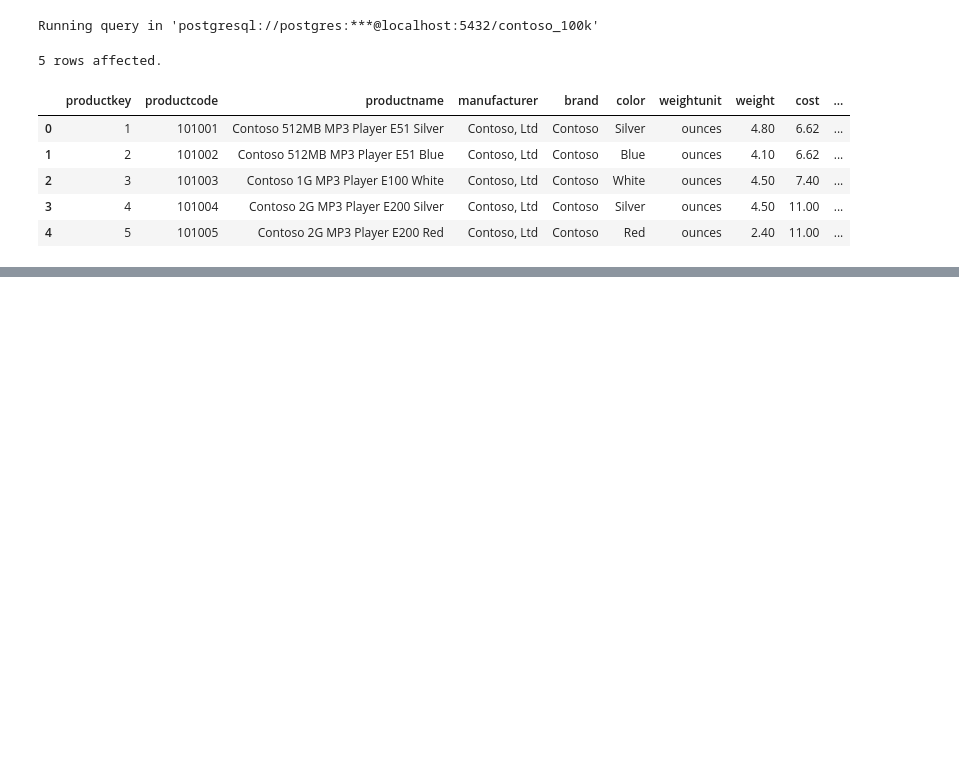
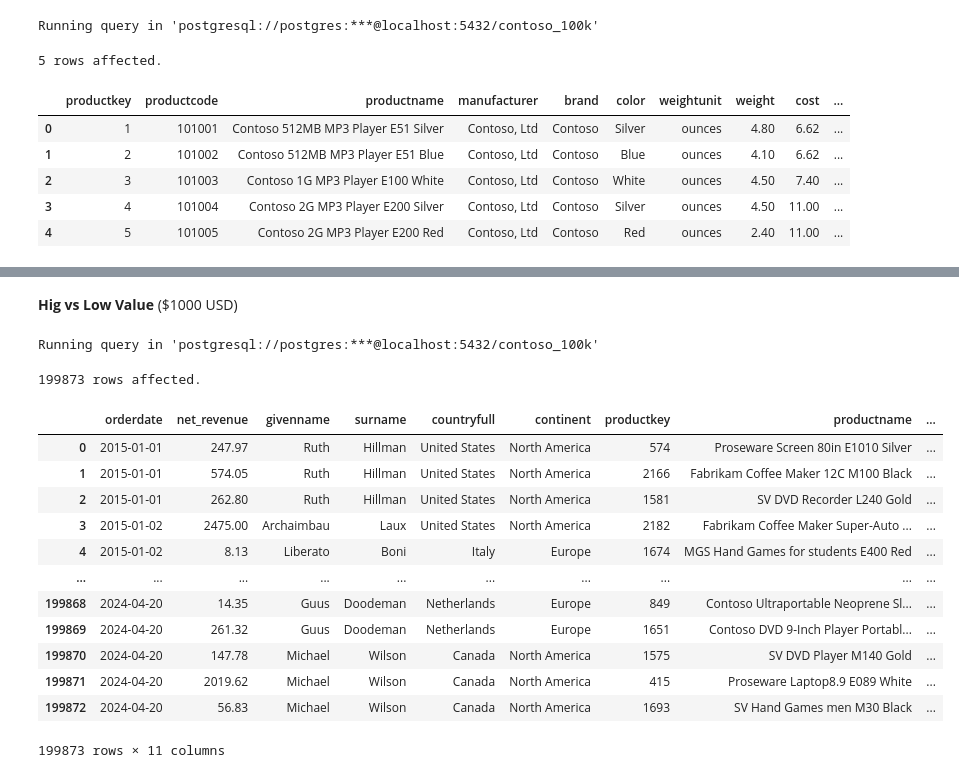
Before and after one commit to harshbrar03/SQL-Project, a Jupyter notebook: Resources/Blank_SQL_Notebook.ipynb, the cells around one changed output, grey strips where cells are left out. Saved outputs shown, nothing was run; the diff lists cells and outputs as text; code cells hidden in the pictures; blank space fills up the shorter version.

```diff
--- a/Resources/Blank_SQL_Notebook.ipynb
+++ b/Resources/Blank_SQL_Notebook.ipynb
@@ -154,0 +227,41 @@ Running query in 'postgresql://postgres:***@localhost:5432/contoso_100k'
+# %% [markdown]
+**Hig vs Low Value** ($1000 USD)
+# %%
+%%sql
+
+SELECT
+  s.orderdate,
+  s.quantity * s.netprice * s.exchangerate AS net_revenue,
+  c.givenname,
+  c.surname,
+  c.countryfull,
+  c.continent,
+  p.productkey,
+  p.productname,
+  p.categoryname,
+  p.subcategoryname,
+  CASE
+    WHEN s.quantity * s.netprice * s.exchangerate > 1000 THEN 'HIGH' ELSE 'LOW'
+  END AS high_low
+FROM
+  sales s
+LEFT JOIN
+  customer c ON s.customerkey = c.customerkey
+LEFT JOIN
+  product p ON s.productkey = p.productkey;
+# %% [output]
+Running query in 'postgresql://postgres:***@localhost:5432/contoso_100k'
+199873 rows affected.
+|  | orderdate | net_revenue | givenname | surname | countryfull | continent | productkey | productname | ... |
+| 0 | 2015-01-01 | 247.97 | Ruth | Hillman | United States | North America | 574 | Proseware Screen 80in E1010 Silver | ... |
+| 1 | 2015-01-01 | 574.05 | Ruth | Hillman | United States | North America | 2166 | Fabrikam Coffee Maker 12C M100 Black | ... |
+| 2 | 2015-01-01 | 262.80 | Ruth | Hillman | United States | North America | 1581 | SV DVD Recorder L240 Gold | ... |
+| 3 | 2015-01-02 | 2475.00 | Archaimbau | Laux | United States | North America | 2182 | Fabrikam Coffee Maker Super-Auto ... | ... |
+| 4 | 2015-01-02 | 8.13 | Liberato | Boni | Italy | Europe | 1674 | MGS Hand Games for students E400 Red | ... |
+| ... | ... | ... | ... | ... | ... | ... | ... | ... | ... |
+| 199868 | 2024-04-20 | 14.35 | Guus | Doodeman | Netherlands | Europe | 849 | Contoso Ultraportable Neoprene Sl... | ... |
+| 199869 | 2024-04-20 | 261.32 | Guus | Doodeman | Netherlands | Europe | 1651 | Contoso DVD 9-Inch Player Portabl... | ... |
+| 199870 | 2024-04-20 | 147.78 | Michael | Wilson | Canada | North America | 1575 | SV DVD Player M140 Gold | ... |
+| 199871 | 2024-04-20 | 2019.62 | Michael | Wilson | Canada | North America | 415 | Proseware Laptop8.9 E089 White | ... |
+| 199872 | 2024-04-20 | 56.83 | Michael | Wilson | Canada | North America | 1693 | SV Hand Games men M30 Black | ... |
+199873 rows × 11 columns
```
Also changed, not shown: parts of 12 cells of this notebook.
